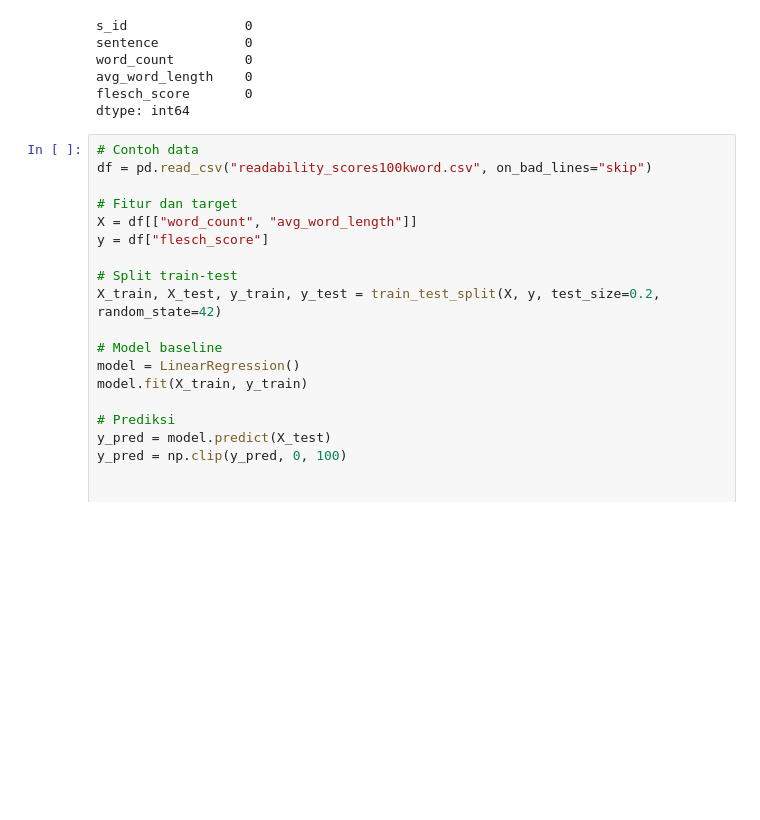
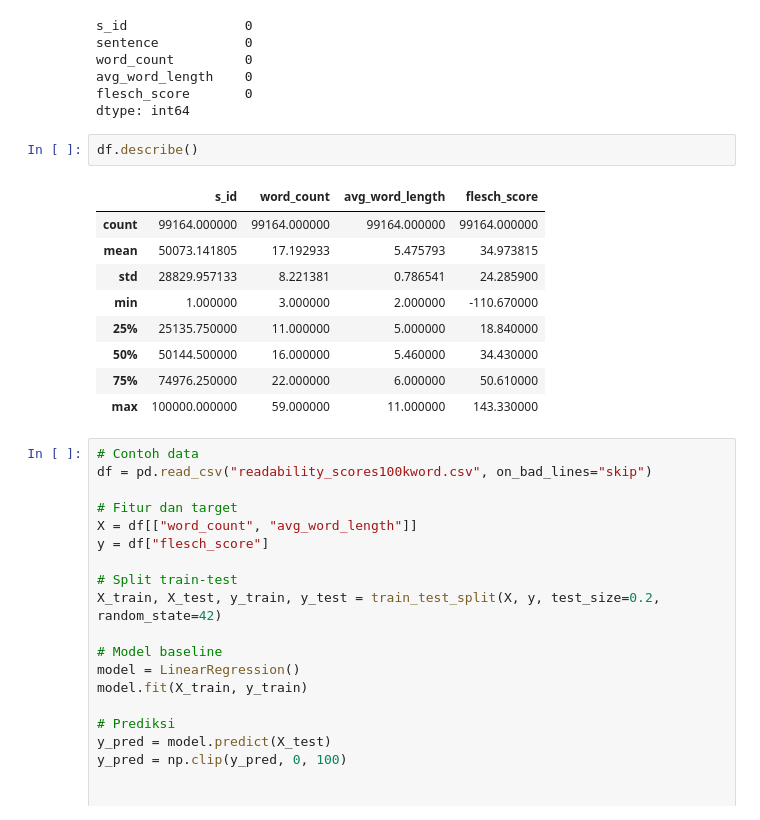
Before and after one commit to ProfDARA/proyek-inkspire, a Jupyter notebook: corpus/test.ipynb, the cells around one changed output. Saved outputs shown, nothing was run; the diff lists cells and outputs as text; blank space fills up the shorter version.

```diff
--- a/corpus/test.ipynb
+++ b/corpus/test.ipynb
@@ -27,6 +27,18 @@ word_count         0
 avg_word_length    0
 flesch_score       0
 dtype: int64
+# %%
+df.describe()
+# %% [output]
+|  | s_id | word_count | avg_word_length | flesch_score |
+| count | 99164.000000 | 99164.000000 | 99164.000000 | 99164.000000 |
+| mean | 50073.141805 | 17.192933 | 5.475793 | 34.973815 |
+| std | 28829.957133 | 8.221381 | 0.786541 | 24.285900 |
+| min | 1.000000 | 3.000000 | 2.000000 | -110.670000 |
+| 25% | 25135.750000 | 11.000000 | 5.000000 | 18.840000 |
+| 50% | 50144.500000 | 16.000000 | 5.460000 | 34.430000 |
+| 75% | 74976.250000 | 22.000000 | 6.000000 | 50.610000 |
+| max | 100000.000000 | 59.000000 | 11.000000 | 143.330000 |
 # %%
 # Contoh data
 df = pd.read_csv("readability_scores100kword.csv", on_bad_lines="skip")
```
Also changed, not shown: 12 other files.
